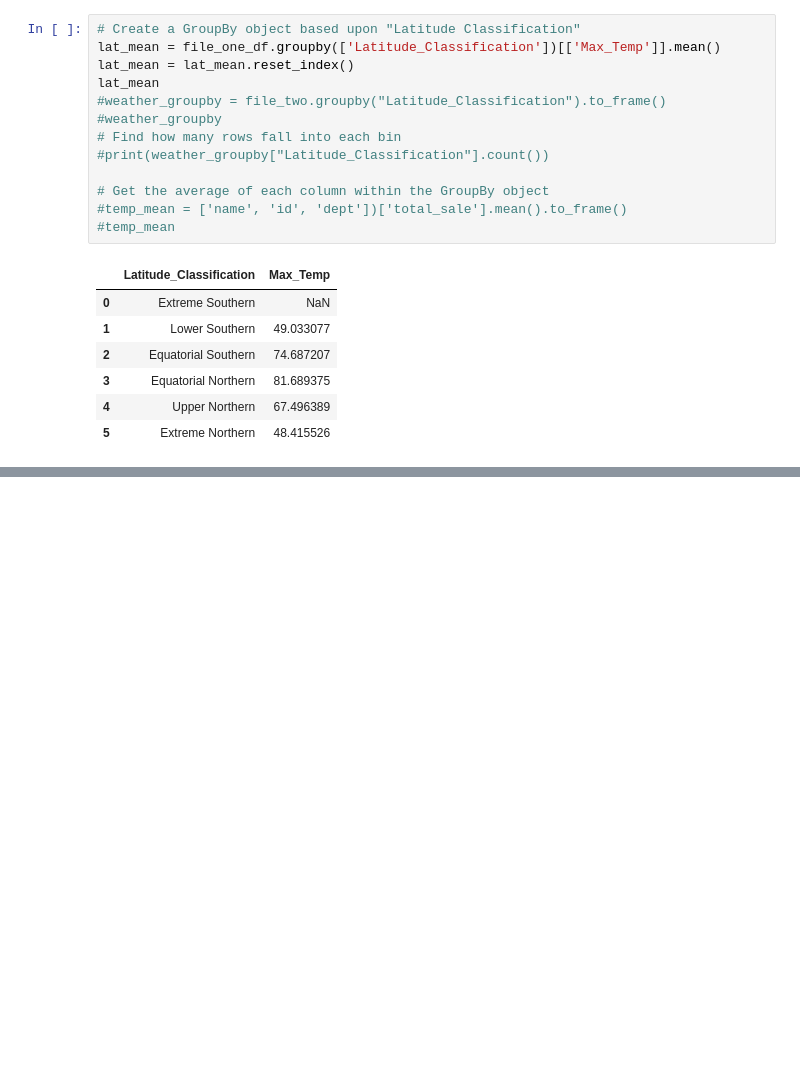
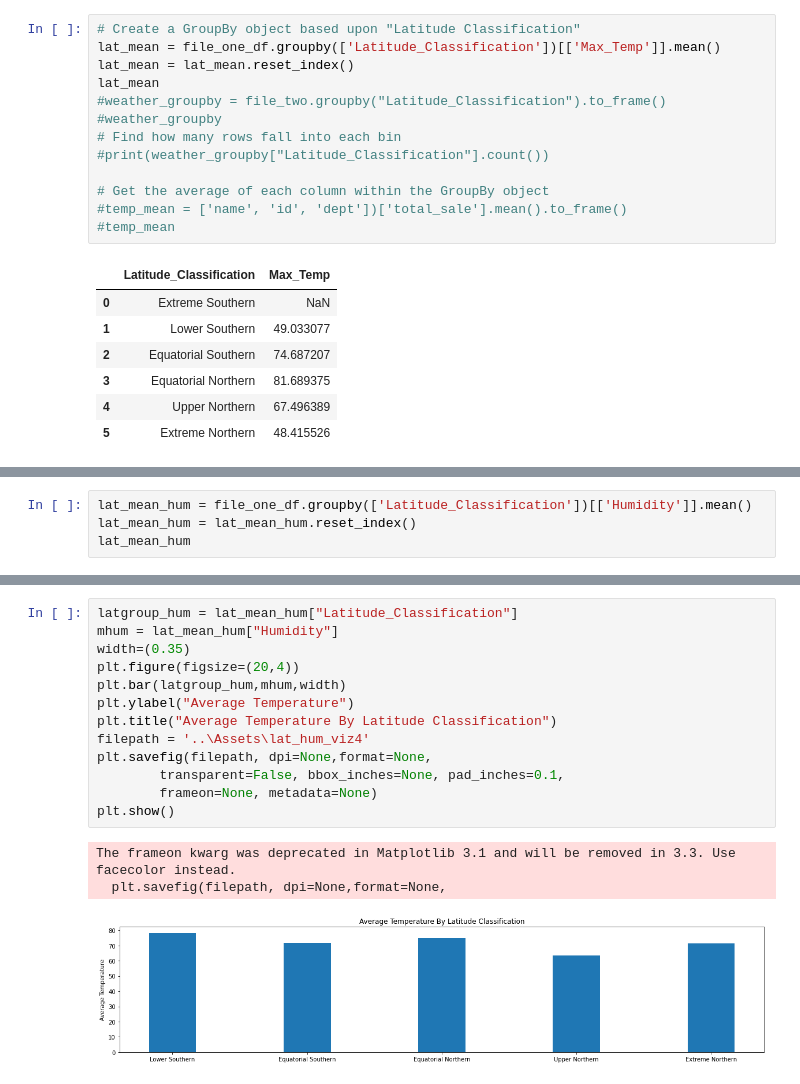
Before and after one commit to eddie0rNot/Web-Design-Challenge, a Jupyter notebook: Resources/visualizations.ipynb, the cells around one changed output, grey strips where cells are left out. Drawn from its saved outputs; the diff is of its cells as text; blank space fills up the shorter version.

Commit message:
uploaded visualization 4

```diff
--- a/Resources/visualizations.ipynb
+++ b/Resources/visualizations.ipynb
@@ -146 +140,5 @@ The frameon kwarg was deprecated in Matplotlib 3.1 and will be removed in 3.3. U
 [figure]
+# %%
+lat_mean_hum = file_one_df.groupby(['Latitude_Classification'])[['Humidity']].mean()
+lat_mean_hum = lat_mean_hum.reset_index()
+lat_mean_hum
@@ -146,0 +153,17 @@ The frameon kwarg was deprecated in Matplotlib 3.1 and will be removed in 3.3. U
+# %%
+latgroup_hum = lat_mean_hum["Latitude_Classification"]
+mhum = lat_mean_hum["Humidity"]
+width=(0.35)
+plt.figure(figsize=(20,4))
+plt.bar(latgroup_hum,mhum,width)
+plt.ylabel("Average Temperature")
+plt.title("Average Temperature By Latitude Classification")
+filepath = '..\Assets\lat_hum_viz4'
+plt.savefig(filepath, dpi=None,format=None,
+        transparent=False, bbox_inches=None, pad_inches=0.1,
+        frameon=None, metadata=None)
+plt.show()
+# %% [output]
+The frameon kwarg was deprecated in Matplotlib 3.1 and will be removed in 3.3. Use facecolor instead.
+  plt.savefig(filepath, dpi=None,format=None,
+[figure, added]
```
Also changed, not shown: parts of 4 cells of this notebook, 1 other file.
